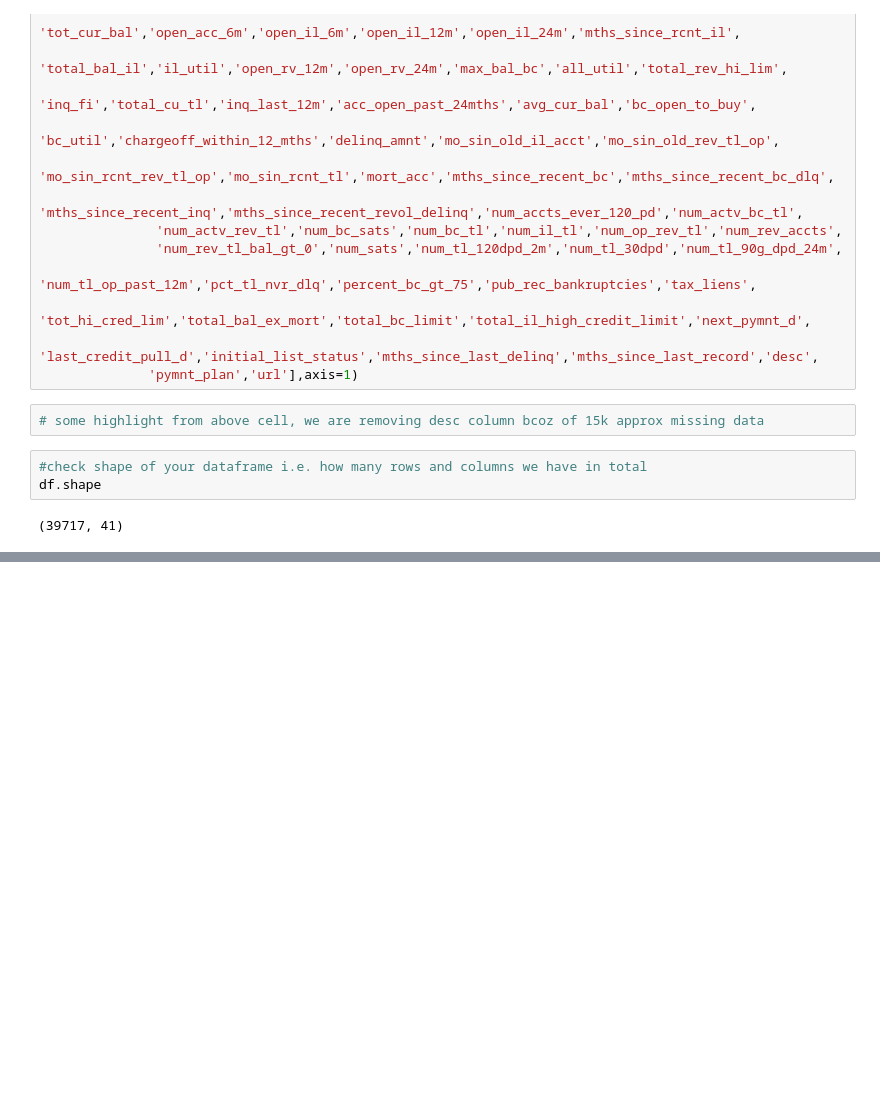
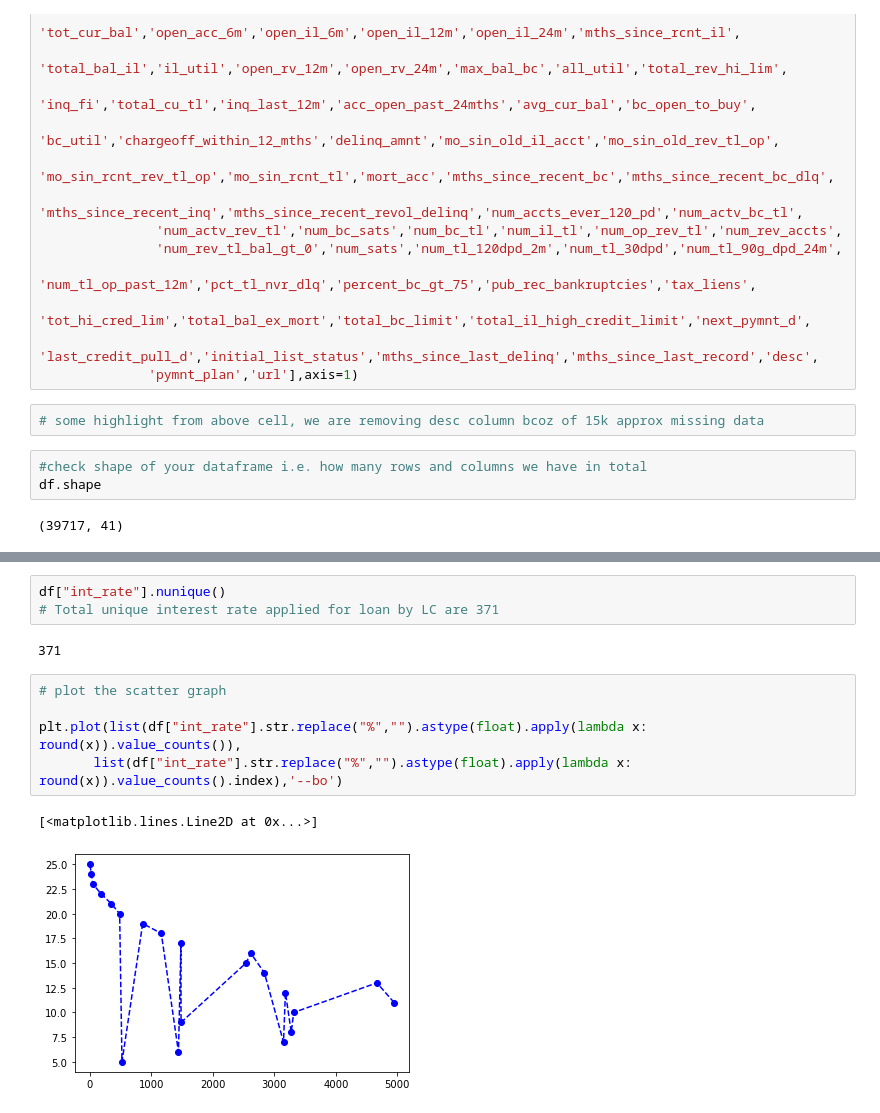
Before and after one commit to MrRobo-t/lending-case-study, a Jupyter notebook: Gaurav_Malhotra.ipynb, the cells around one changed output, grey strips where cells are left out. Saved outputs shown, nothing was run; the diff lists cells and outputs as text; blank space fills up the shorter version.

```diff
--- a/Gaurav_Malhotra.ipynb
+++ b/Gaurav_Malhotra.ipynb
@@ -111,0 +235,13 @@ df["loan_amnt"].nunique()
+# %%
+df["int_rate"].nunique()
+# Total unique interest rate applied for loan by LC are 371
+# %% [output]
+371
+# %%
+# plot the scatter graph
+
+plt.plot(list(df["int_rate"].str.replace("%","").astype(float).apply(lambda x: round(x)).value_counts()),
+       list(df["int_rate"].str.replace("%","").astype(float).apply(lambda x: round(x)).value_counts().index),'--bo')
+# %% [output]
+[<matplotlib.lines.Line2D at 0x...>]
+[figure, added]
```
Also changed, not shown: parts of 44 cells of this notebook.
